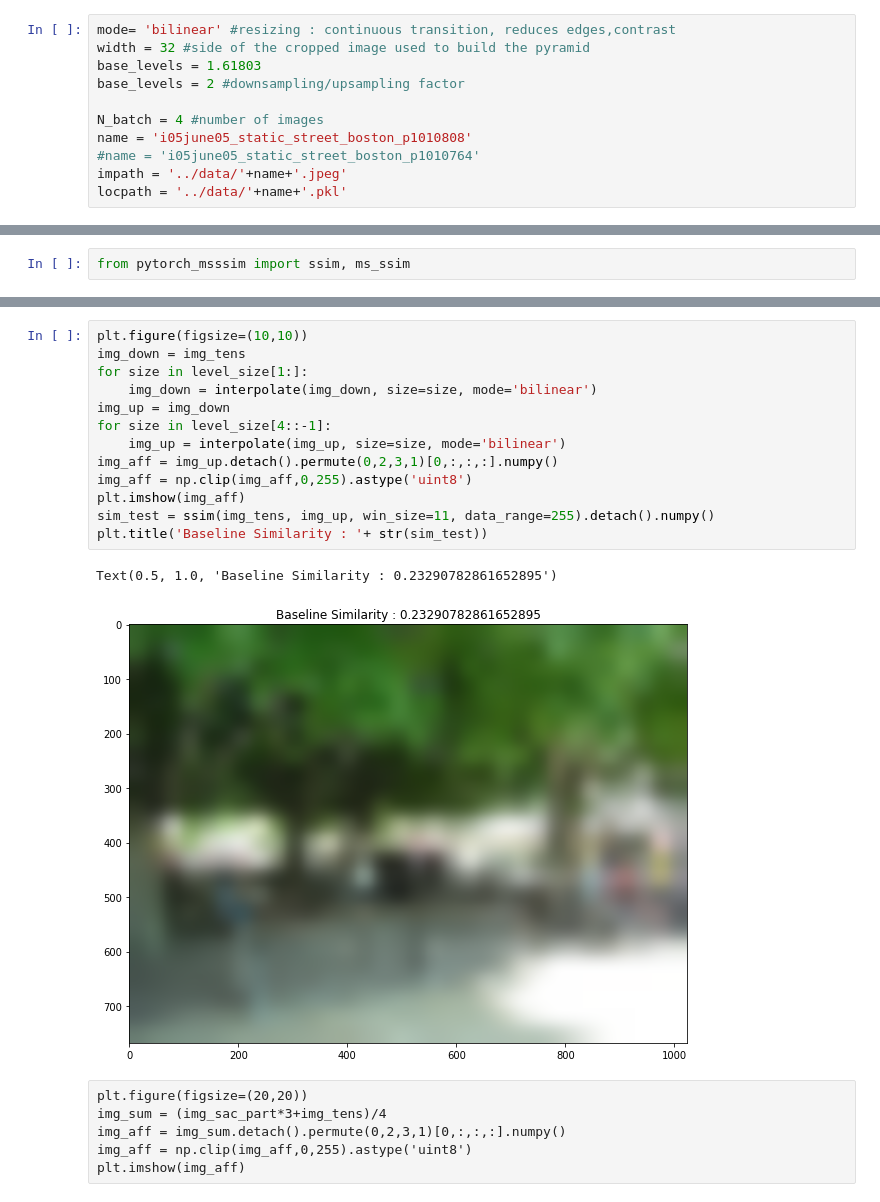
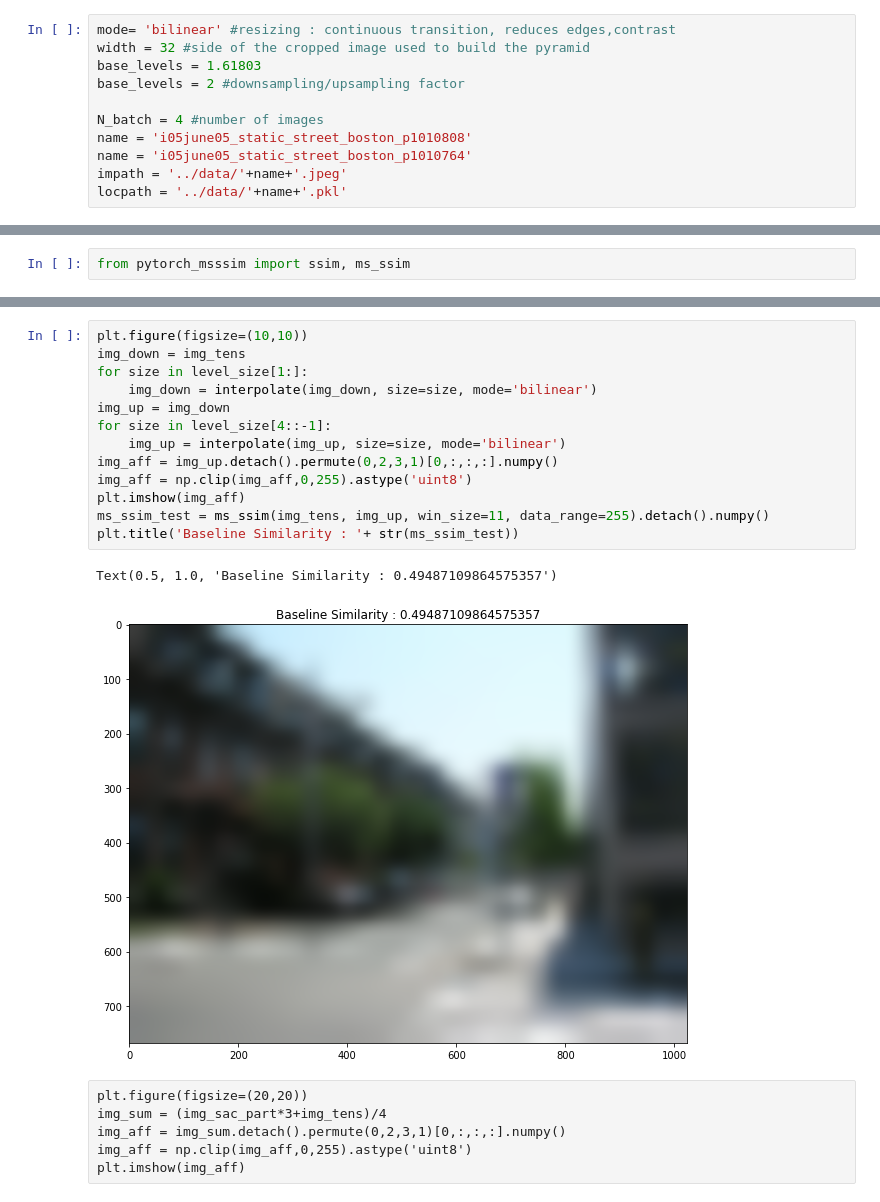
Before and after one commit to bicv/POLO, a Jupyter notebook: dev/2020-11-26 SSSIM tests.ipynb, the cells around one changed output, grey strips where cells are left out. Drawn from its saved outputs; the diff is of its cells as text.

```diff
--- a/dev/2020-11-26 SSSIM tests.ipynb
+++ b/dev/2020-11-26 SSSIM tests.ipynb
@@ -14,7 +14,7 @@ base_levels = 2 #downsampling/upsampling factor
 
 N_batch = 4 #number of images
 name = 'i05june05_static_street_boston_p1010808'
-#name = 'i05june05_static_street_boston_p1010764'
+name = 'i05june05_static_street_boston_p1010764'
 impath = '../data/'+name+'.jpeg'
 locpath = '../data/'+name+'.pkl'
 # %%
@@ -189,19 +196,19 @@ Tensor shape= torch.Size([1, 3, 768, 1024])
 # %%
 plt.figure(figsize=(10,10))
 img_down = img_tens
 for size in level_size[1:]:
     img_down = interpolate(img_down, size=size, mode='bilinear')
 img_up = img_down
 for size in level_size[4::-1]:
     img_up = interpolate(img_up, size=size, mode='bilinear')
 img_aff = img_up.detach().permute(0,2,3,1)[0,:,:,:].numpy()
 img_aff = np.clip(img_aff,0,255).astype('uint8')
 plt.imshow(img_aff)
-sim_test = ssim(img_tens, img_up, win_size=11, data_range=255).detach().numpy()
-plt.title('Baseline Similarity : '+ str(sim_test))
+ms_ssim_test = ms_ssim(img_tens, img_up, win_size=11, data_range=255).detach().numpy()
+plt.title('Baseline Similarity : '+ str(ms_ssim_test))
 # %% [output]
-Text(0.5, 1.0, 'Baseline Similarity : 0.23290782861652895')
+Text(0.5, 1.0, 'Baseline Similarity : 0.49487109864575357')
-[figure, old version]
+[figure, new version]
 # %% [raw]
 plt.figure(figsize=(20,20))
 img_sum = (img_sac_part*3+img_tens)/4
```
Also changed, not shown: parts of 7 cells of this notebook, 2 other files.
